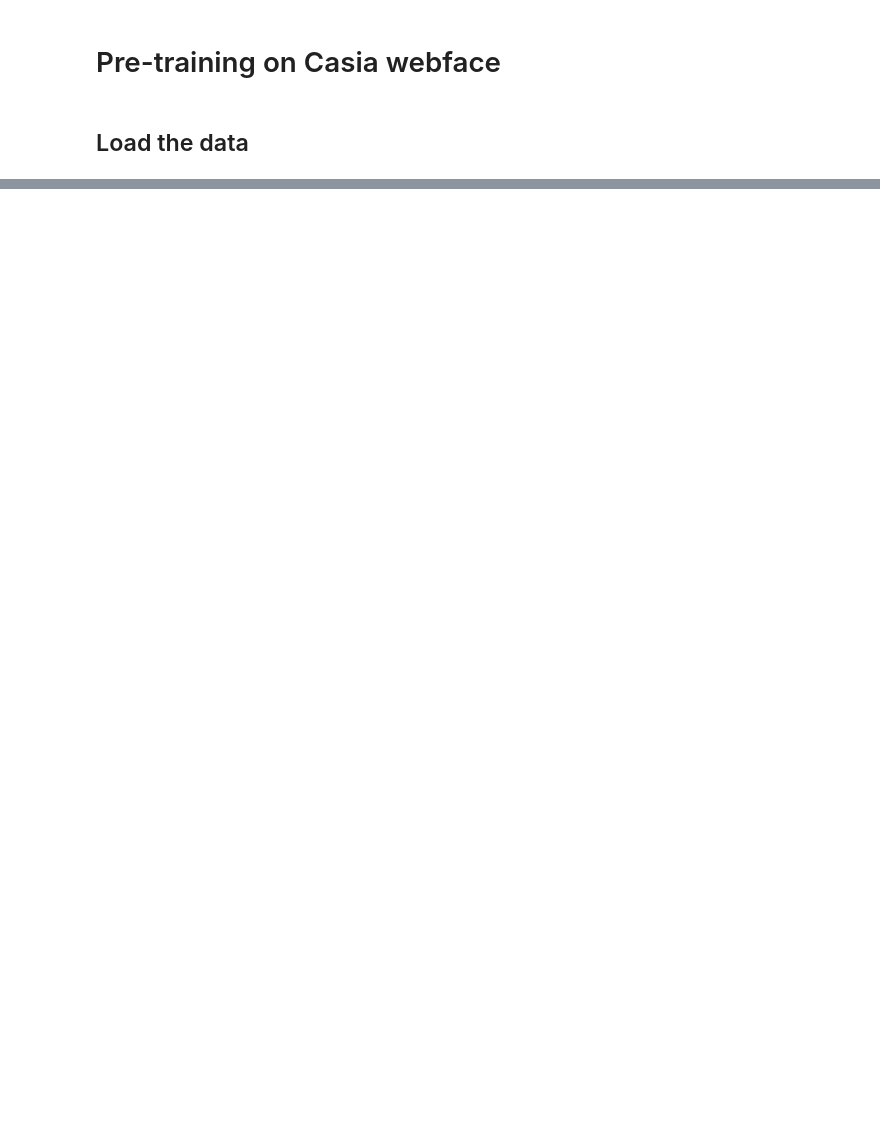
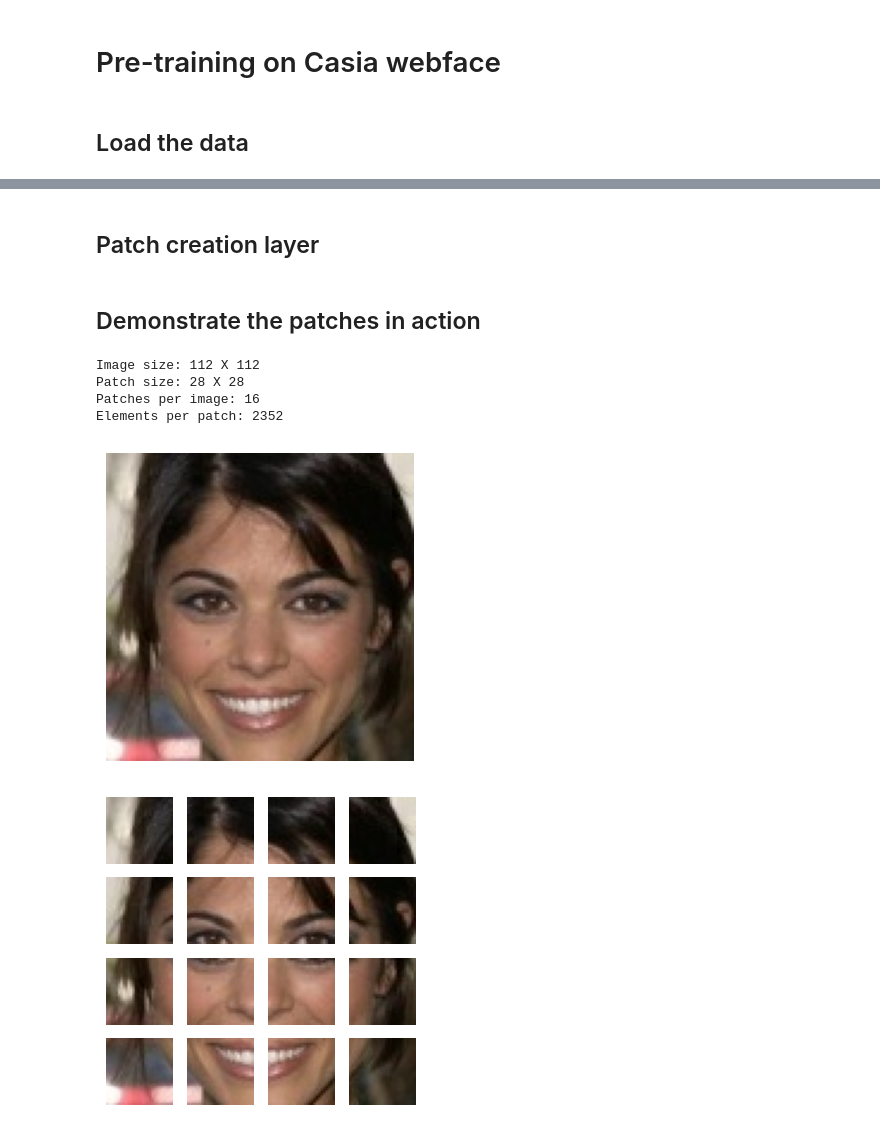
Before and after one commit to Thoalfeqar-gata/Vision-Transformers, a Jupyter notebook: face recognition.ipynb, the cells around one changed output, grey strips where cells are left out. Drawn from its saved outputs; the diff is of its cells as text; code cells hidden in the pictures; blank space fills up the shorter version.

Commit message:
Finished patch creation layer

```diff
--- a/face recognition.ipynb
+++ b/face recognition.ipynb
@@ -7,12 +7,13 @@ import tensorflow as tf, os, cv2, numpy as np
 import keras, matplotlib.pyplot as plt
 
 batch_size = 128
+image_size = 112
 dataset = keras.utils.image_dataset_from_directory(
     os.path.join('data', 'Casia webface', 'archive', 'casia-webface'),
     labels = 'inferred',
     label_mode = 'int',
     batch_size = batch_size,
-    image_size = (112, 112),
+    image_size = (image_size, image_size),
     color_mode = 'rgb'
 )
 # %% [output]
@@ -32,0 +25,13 @@ num_classes = 10572
+# %%
+learning_rate = 0.001
+weight_decay = 0.0001
+num_epochs = 10
+patch_size = 28
+num_patches = (image_size // patch_size) ** 2
+projection_dim = 64
+num_heads = 4
+transformer_units = [
+    projection_dim * 2,
+    projection_dim
+]
+transformer_layers = 8
@@ -32,0 +49,2 @@ num_classes = 10572
+# %% [markdown]
+## Patch creation layer
@@ -32,0 +81,36 @@ num_classes = 10572
+# %% [markdown]
+## Demonstrate the patches in action
+# %%
+image = 0
+for batch in dataset:
+    image = batch[0][10]
+    break
+
+image = keras.ops.convert_to_tensor([image])
+# %%
+patches = Patches(patch_size)(image)
+# %%
+plt.figure(figsize = (4, 4))
+plt.imshow(image[0].numpy().astype(np.uint8))
+plt.axis('off')
+
+
+n = int(np.sqrt(patches.shape[1]))
+plt.figure(figsize=(4, 4))
+for i, patch in enumerate(patches[0]):
+    ax = plt.subplot(n, n, i + 1)
+    patch_img = keras.ops.reshape(patch, (patch_size, patch_size, 3))
+    plt.imshow(keras.ops.convert_to_numpy(patch_img).astype("uint8"))
+    plt.axis("off")
+
+print(f"Image size: {image_size} X {image_size}")
+print(f"Patch size: {patch_size} X {patch_size}")
+print(f"Patches per image: {patches.shape[1]}")
+print(f"Elements per patch: {patches.shape[-1]}")
+# %% [output]
+Image size: 112 X 112
+Patch size: 28 X 28
+Patches per image: 16
+Elements per patch: 2352
+[figure, added]
+[figure, added]
```
Also changed, not shown: parts of 5 cells of this notebook.
